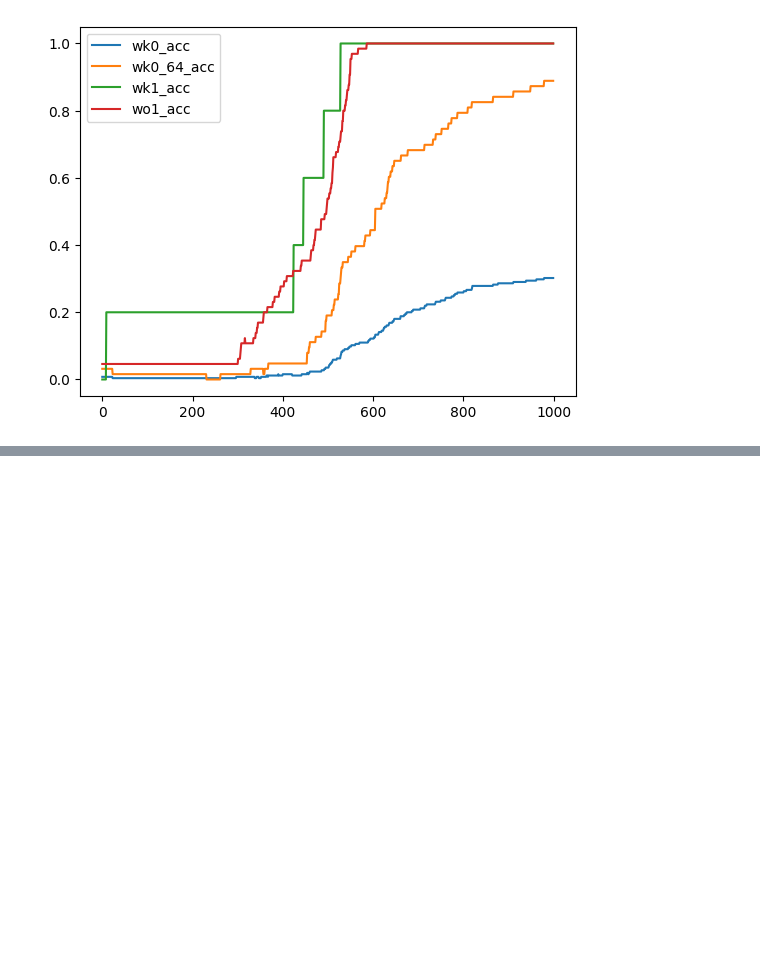
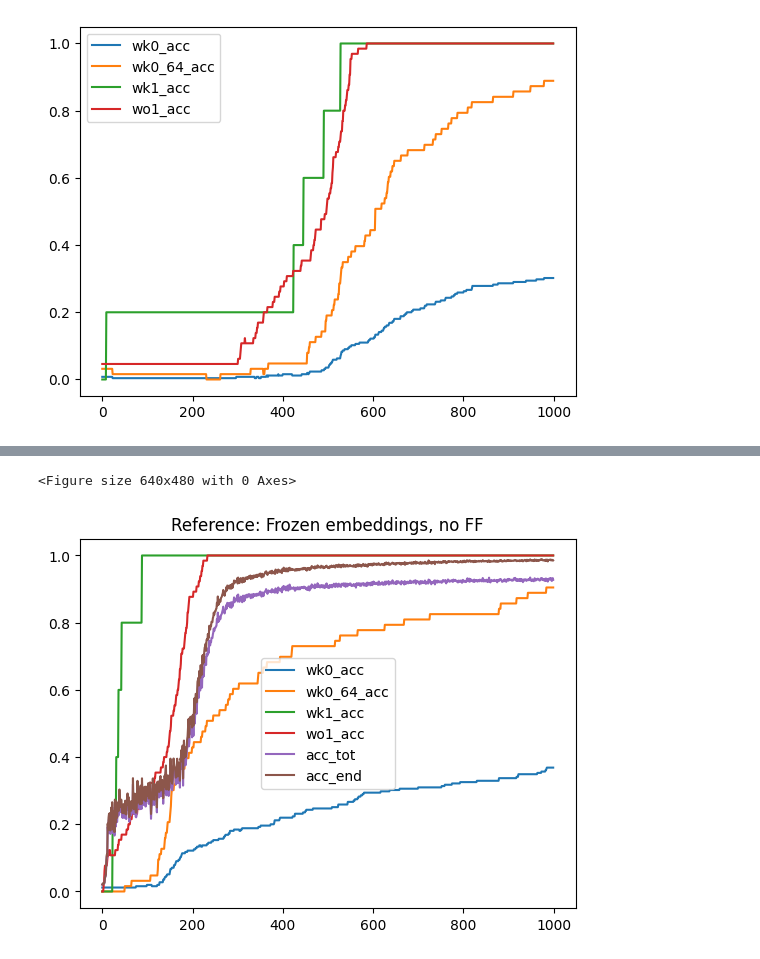
Before and after one commit to gabriellecaillaud/TDL_BirthTransformer, a Jupyter notebook: train.ipynb, the cells around one changed output, grey strips where cells are left out. Cells and saved outputs as stored; diff of their text form; code cells hidden in the pictures; blank space fills up the shorter version.

```diff
--- a/train.ipynb
+++ b/train.ipynb
@@ -455,0 +461,3 @@ df[['wk0_acc','wk0_64_acc', 'wk1_acc', 'wo1_acc']].plot()
+# %%
+with open("logs/2025_01_23_11_36_21_res.json", "r") as f:
+    res = json.load(f)
@@ -455,0 +475,11 @@ df[['wk0_acc','wk0_64_acc', 'wk1_acc', 'wo1_acc']].plot()
+# %%
+with open("logs/2025_01_23_11_36_21_res.json", "r") as f:
+    res = json.load(f)
+df = pd.DataFrame.from_records(res)
+plt.figure()
+df[['wk0_acc','wk0_64_acc', 'wk1_acc', 'wo1_acc', 'acc_tot', 'acc_end']].plot()
+plt.title("Reference: Frozen embeddings, no FF")
+plt.savefig("data/2025_01_23_11_36_21_res.png")
+# %% [output]
+<Figure size 640x480 with 0 Axes>
+[figure, added]
```
Also changed, not shown: parts of 16 cells of this notebook, 7 other files.
